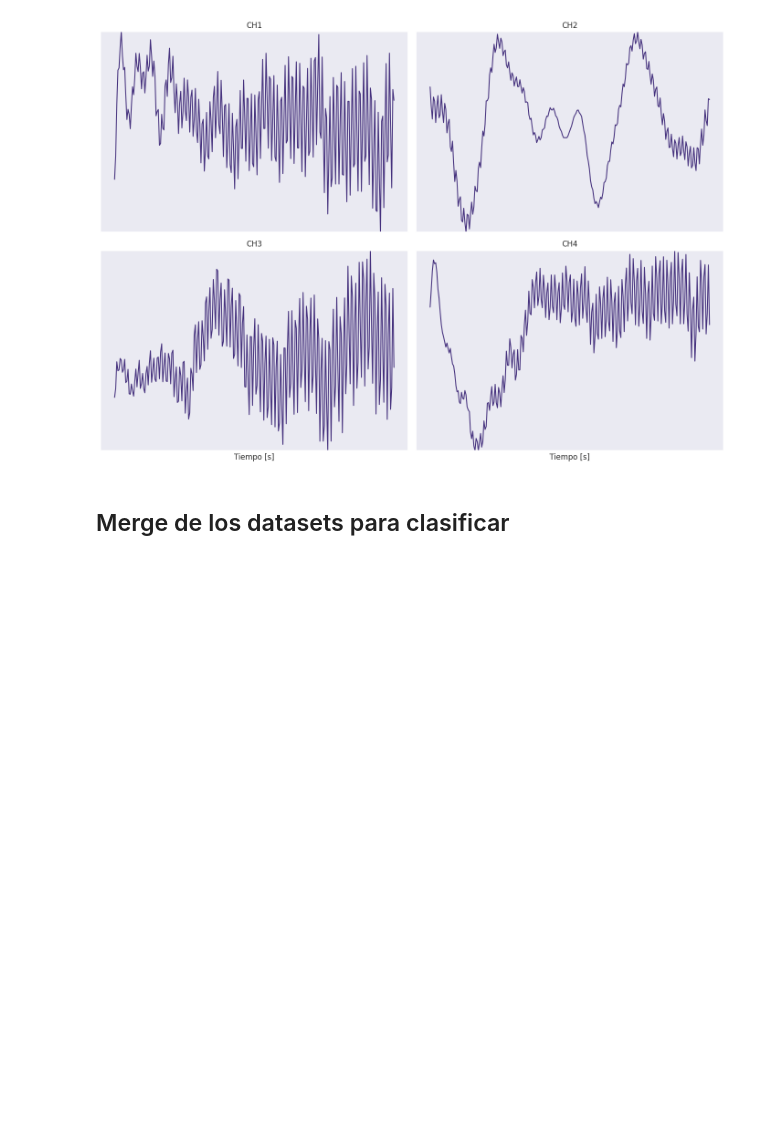
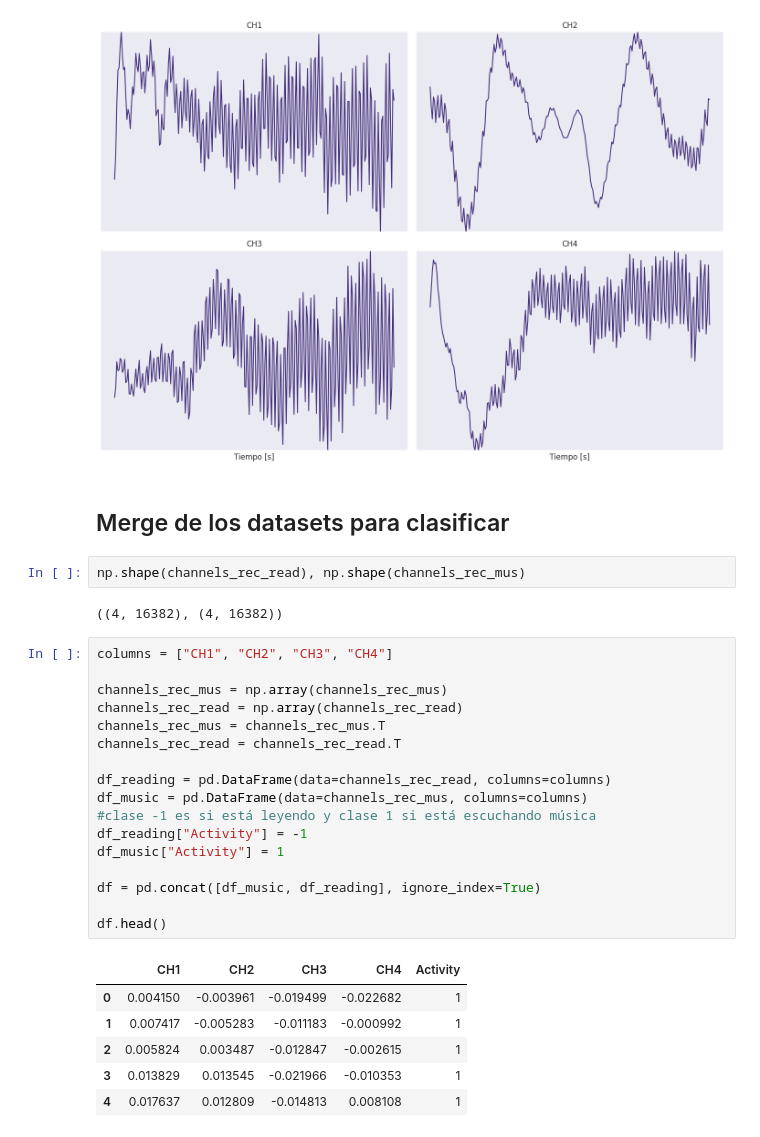
Before and after one commit to CrisCL20/Proyecto---INF405, a Jupyter notebook: Proyecto_INF405.ipynb, the cells around one changed output. Saved outputs shown, nothing was run; the diff lists cells and outputs as text; blank space fills up the shorter version.

```diff
--- a/Proyecto_INF405.ipynb
+++ b/Proyecto_INF405.ipynb
@@ -357,3 +357,31 @@ close_up(channels_rec_read, 250, Tmax=T)
 [figure]
 # %% [markdown]
 ## Merge de los datasets para clasificar
+# %%
+np.shape(channels_rec_read), np.shape(channels_rec_mus)
+# %% [output]
+((4, 16382), (4, 16382))
+# %%
+columns = ["CH1", "CH2", "CH3", "CH4"]
+
+channels_rec_mus = np.array(channels_rec_mus)
+channels_rec_read = np.array(channels_rec_read)
+channels_rec_mus = channels_rec_mus.T
+channels_rec_read = channels_rec_read.T
+
+df_reading = pd.DataFrame(data=channels_rec_read, columns=columns)
+df_music = pd.DataFrame(data=channels_rec_mus, columns=columns)
+#clase -1 es si está leyendo y clase 1 si está escuchando música
+df_reading["Activity"] = -1
+df_music["Activity"] = 1
+
+df = pd.concat([df_music, df_reading], ignore_index=True)
+
+df.head()
+# %% [output]
+|  | CH1 | CH2 | CH3 | CH4 | Activity |
+| 0 | 0.004150 | -0.003961 | -0.019499 | -0.022682 | 1 |
+| 1 | 0.007417 | -0.005283 | -0.011183 | -0.000992 | 1 |
+| 2 | 0.005824 | 0.003487 | -0.012847 | -0.002615 | 1 |
+| 3 | 0.013829 | 0.013545 | -0.021966 | -0.010353 | 1 |
+| 4 | 0.017637 | 0.012809 | -0.014813 | 0.008108 | 1 |
```
Also changed, not shown: parts of 1 cell of this notebook.
